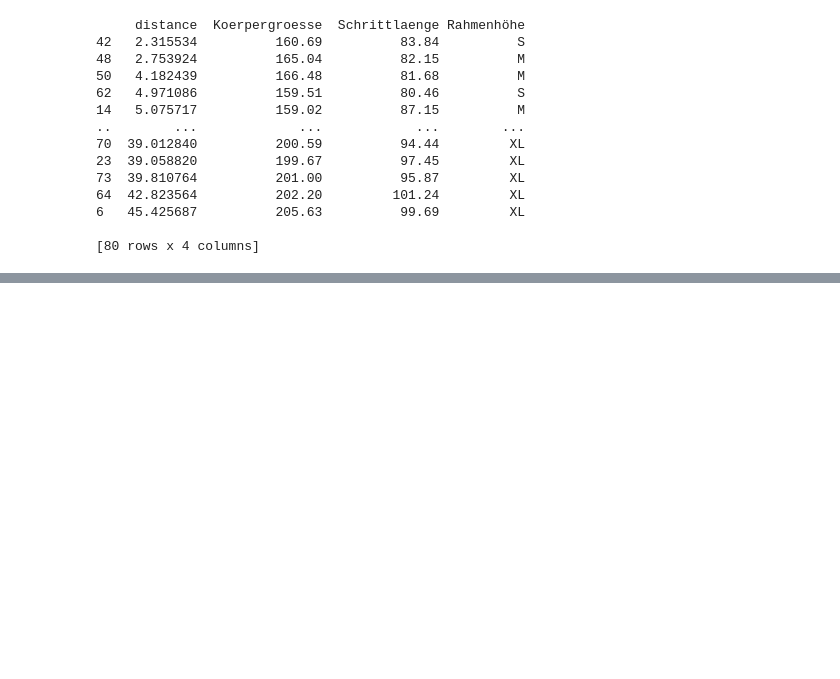
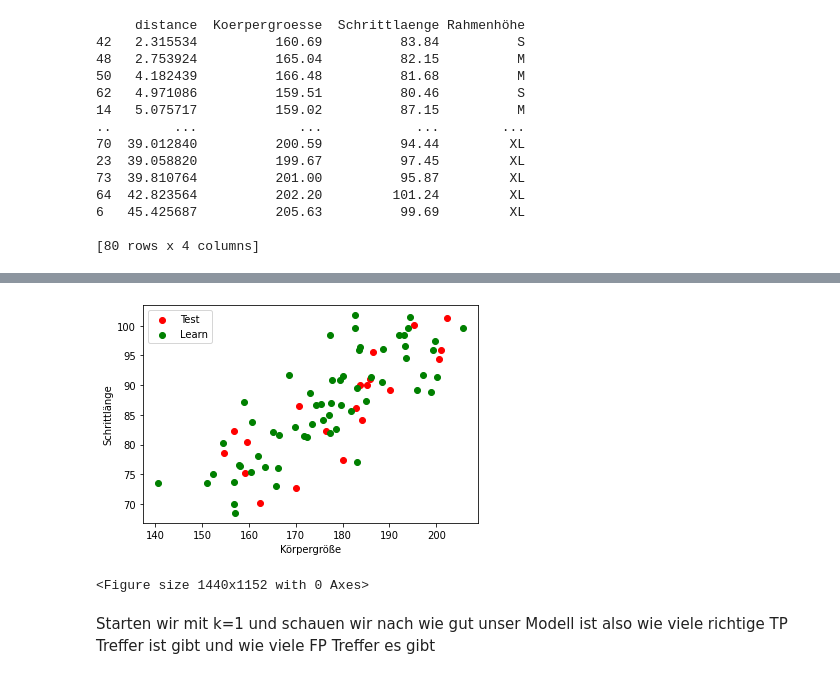
Before and after one commit to jtuttas/datenanalyse, a Jupyter notebook: knn.ipynb, the cells around one changed output, grey strips where cells are left out. Cells and saved outputs as stored; diff of their text form; code cells hidden in the pictures; blank space fills up the shorter version.

```diff
--- a/knn.ipynb
+++ b/knn.ipynb
@@ -91,0 +94,4 @@ Bei k=1 wäre also die Entscheidung "S", für k=3 wäre jedoch die Entscheidung
+# %%
+test = data[60:]
+learn = data[:60]
+test
@@ -91,0 +116,21 @@ Bei k=1 wäre also die Entscheidung "S", für k=3 wäre jedoch die Entscheidung
+# %%
+
+
+# Diagramm erstellen
+plt.scatter(test['Koerpergroesse'], test['Schrittlaenge'], color='red', label="Test")
+plt.scatter(learn['Koerpergroesse'], learn['Schrittlaenge'], color='green', label="Learn")
+
+# Achsenbeschriftungen hinzufügen
+plt.xlabel('Körpergröße')
+plt.ylabel('Schrittlänge')
+
+plt.legend()
+plt.figure(figsize=(20,16))
+#
+# Diagramm anzeigen
+plt.show()
+# %% [output]
+[figure, added]
+<Figure size 1440x1152 with 0 Axes>
+# %% [markdown]
+Starten wir mit k=1 und schauen wir nach wie gut unser Modell ist also wie viele richtige TP Treffer ist gibt und wie viele FP Treffer es gibt
```
Also changed, not shown: parts of 14 cells of this notebook, 2 other files.
